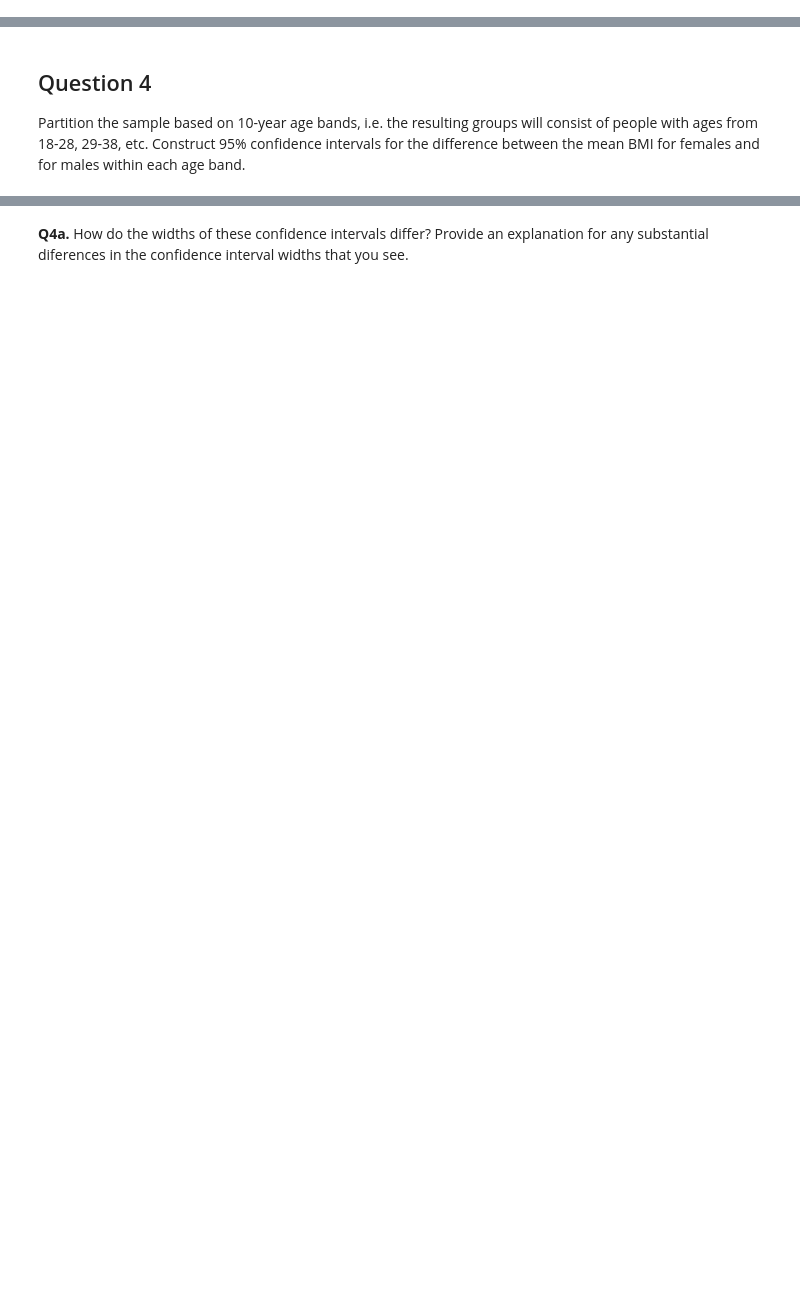
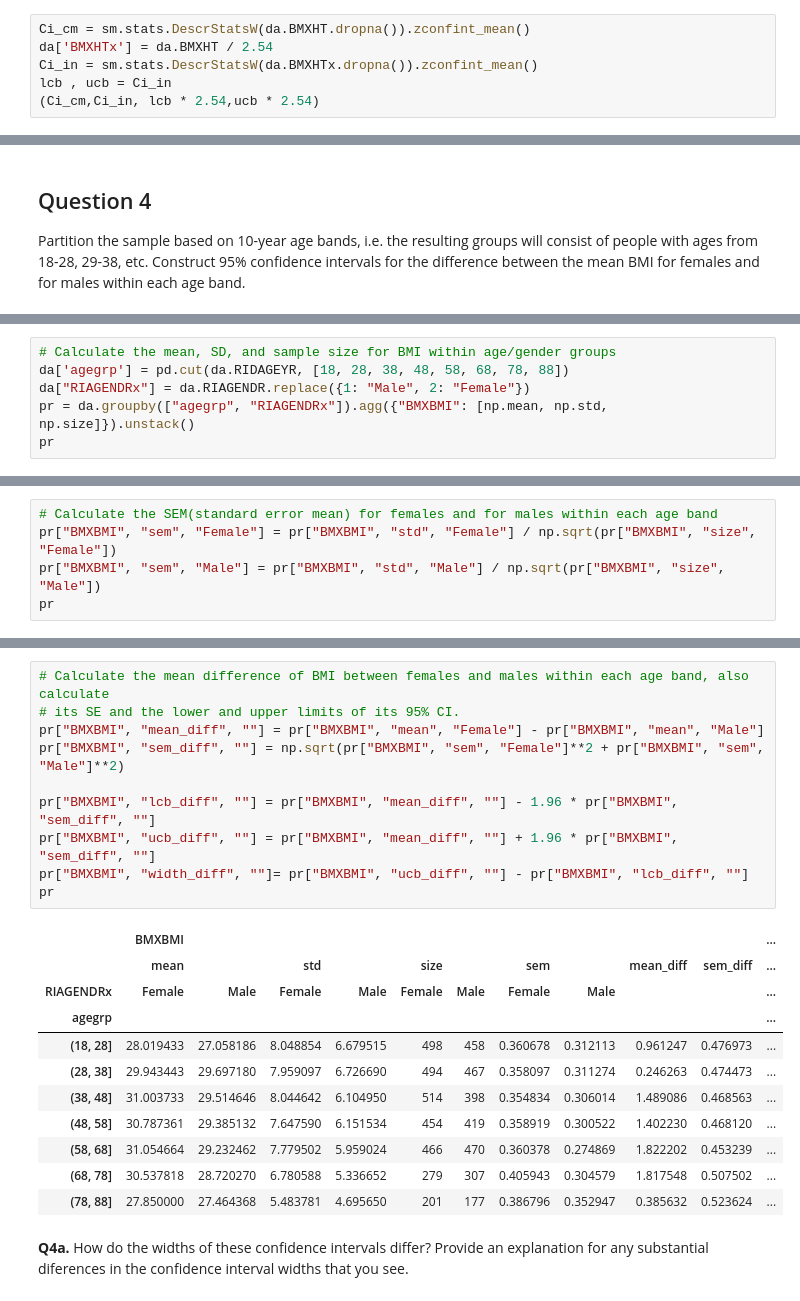
Before and after one commit to elsayedg/Statistics-with-Python-Specialization, a Jupyter notebook: 2_Inferential Statistical Analysis with Python/2- CONFIDENCE INTERVALS/4- nhanes_confidence_intervals_practice.ipynb, the cells around one changed output, grey strips where cells are left out. Saved outputs shown, nothing was run; the diff lists cells and outputs as text; blank space fills up the shorter version.

```diff
--- a/2_Inferential Statistical Analysis with Python/2- CONFIDENCE INTERVALS/4- nhanes_confidence_intervals_practice.ipynb
+++ b/2_Inferential Statistical Analysis with Python/2- CONFIDENCE INTERVALS/4- nhanes_confidence_intervals_practice.ipynb
@@ -190,0 +189,6 @@ Construct a 95% interval for height ([BMXHT](https://wwwn.cdc.gov/Nchs/Nhanes/20
+# %%
+Ci_cm = sm.stats.DescrStatsW(da.BMXHT.dropna()).zconfint_mean()
+da['BMXHTx'] = da.BMXHT / 2.54
+Ci_in = sm.stats.DescrStatsW(da.BMXHTx.dropna()).zconfint_mean()
+lcb , ucb = Ci_in
+(Ci_cm,Ci_in, lcb * 2.54,ucb * 2.54)
@@ -198,0 +208,6 @@ Partition the sample based on 10-year age bands, i.e. the resulting groups will
+# %%
+# Calculate the mean, SD, and sample size for BMI within age/gender groups
+da['agegrp'] = pd.cut(da.RIDAGEYR, [18, 28, 38, 48, 58, 68, 78, 88])
+da["RIAGENDRx"] = da.RIAGENDR.replace({1: "Male", 2: "Female"})
+pr = da.groupby(["agegrp", "RIAGENDRx"]).agg({"BMXBMI": [np.mean, np.std, np.size]}).unstack()
+pr
@@ -198,0 +226,5 @@ Partition the sample based on 10-year age bands, i.e. the resulting groups will
+# %%
+# Calculate the SEM(standard error mean) for females and for males within each age band
+pr["BMXBMI", "sem", "Female"] = pr["BMXBMI", "std", "Female"] / np.sqrt(pr["BMXBMI", "size", "Female"])
+pr["BMXBMI", "sem", "Male"] = pr["BMXBMI", "std", "Male"] / np.sqrt(pr["BMXBMI", "size", "Male"])
+pr
@@ -199,2 +243,24 @@ Partition the sample based on 10-year age bands, i.e. the resulting groups will
+# %%
+# Calculate the mean difference of BMI between females and males within each age band, also  calculate
+# its SE and the lower and upper limits of its 95% CI.
+pr["BMXBMI", "mean_diff", ""] = pr["BMXBMI", "mean", "Female"] - pr["BMXBMI", "mean", "Male"]
+pr["BMXBMI", "sem_diff", ""] = np.sqrt(pr["BMXBMI", "sem", "Female"]**2 + pr["BMXBMI", "sem", "Male"]**2)
+
+pr["BMXBMI", "lcb_diff", ""] = pr["BMXBMI", "mean_diff", ""] - 1.96 * pr["BMXBMI", "sem_diff", ""]
+pr["BMXBMI", "ucb_diff", ""] = pr["BMXBMI", "mean_diff", ""] + 1.96 * pr["BMXBMI", "sem_diff", ""]
+pr["BMXBMI", "width_diff", ""]= pr["BMXBMI", "ucb_diff", ""] - pr["BMXBMI", "lcb_diff", ""]
+pr
+# %% [output]
+|  | BMXBMI |  |  |  |  |  |  |  |  |  | ... |
+|  | mean |  | std |  | size |  | sem |  | mean_diff | sem_diff | ... |
+| RIAGENDRx | Female | Male | Female | Male | Female | Male | Female | Male |  |  | ... |
+| agegrp |  |  |  |  |  |  |  |  |  |  | ... |
+| (18, 28] | 28.019433 | 27.058186 | 8.048854 | 6.679515 | 498 | 458 | 0.360678 | 0.312113 | 0.961247 | 0.476973 | ... |
+| (28, 38] | 29.943443 | 29.697180 | 7.959097 | 6.726690 | 494 | 467 | 0.358097 | 0.311274 | 0.246263 | 0.474473 | ... |
+| (38, 48] | 31.003733 | 29.514646 | 8.044642 | 6.104950 | 514 | 398 | 0.354834 | 0.306014 | 1.489086 | 0.468563 | ... |
+| (48, 58] | 30.787361 | 29.385132 | 7.647590 | 6.151534 | 454 | 419 | 0.358919 | 0.300522 | 1.402230 | 0.468120 | ... |
+| (58, 68] | 31.054664 | 29.232462 | 7.779502 | 5.959024 | 466 | 470 | 0.360378 | 0.274869 | 1.822202 | 0.453239 | ... |
+| (68, 78] | 30.537818 | 28.720270 | 6.780588 | 5.336652 | 279 | 307 | 0.405943 | 0.304579 | 1.817548 | 0.507502 | ... |
+| (78, 88] | 27.850000 | 27.464368 | 5.483781 | 4.695650 | 201 | 177 | 0.386796 | 0.352947 | 0.385632 | 0.523624 | ... |
 # %% [markdown]
 __Q4a.__ How do the widths of these confidence intervals differ?  Provide an explanation for any substantial diferences in the confidence interval widths that you see.
```
Also changed, not shown: parts of 11 cells of this notebook.
